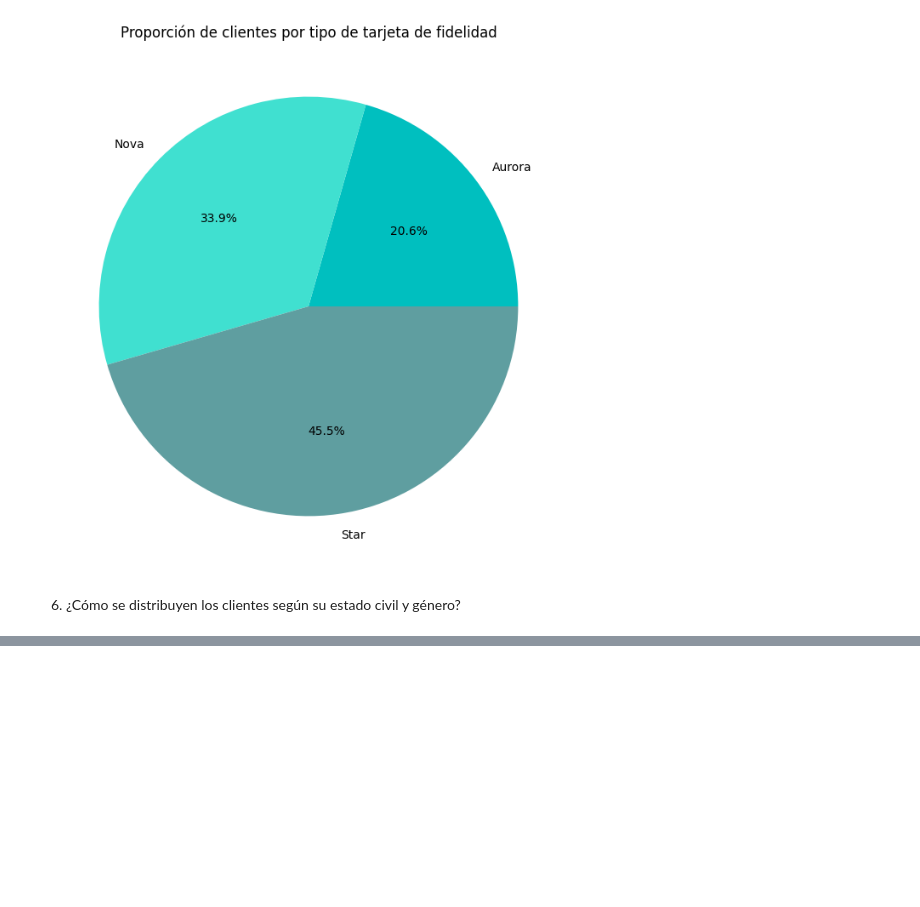
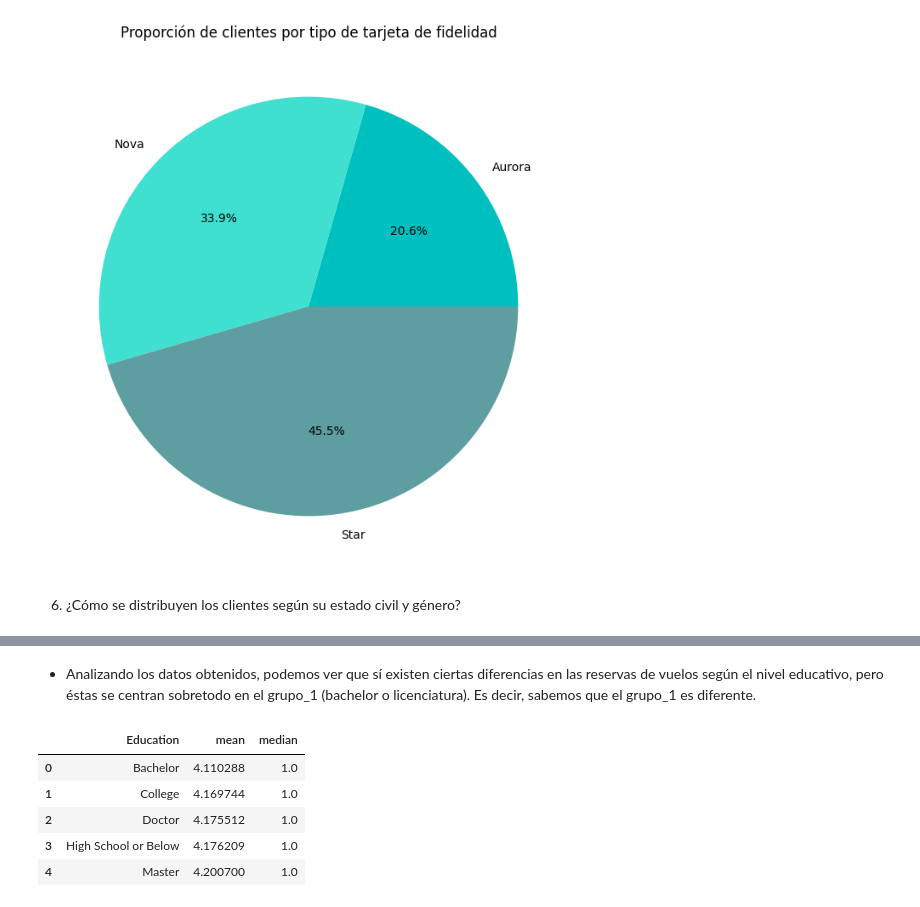
Before and after one commit to Adalab/bda-modulo-3-evaluacion-final-PaolaNSDP, a Jupyter notebook: evaluacion_modulo_3.ipynb, the cells around one changed output, grey strips where cells are left out. Cells and saved outputs as stored; diff of their text form; code cells hidden in the pictures; blank space fills up the shorter version.

```diff
--- a/evaluacion_modulo_3.ipynb
+++ b/evaluacion_modulo_3.ipynb
@@ -396,0 +553,12 @@ plt.title("Distribución de clientes según su estado civil y género");
+# %% [markdown]
+- Analizando los datos obtenidos, podemos ver que sí existen ciertas diferencias en las reservas de vuelos según el nivel educativo, pero éstas se centran sobretodo en el grupo_1 (bachelor o licenciatura). Es decir, sabemos que el grupo_1 es diferente.
+# %%
+# Ahora queremos saber si el grupo 1 reserva más o menos vuelos que el resto, para lo que vamos a realizar la comparación de su media con la del resto de grupos
+df.groupby("Education")["Flights Booked"].agg(["mean", "median"]).reset_index()
+# %% [output]
+|  | Education | mean | median |
+| 0 | Bachelor | 4.110288 | 1.0 |
+| 1 | College | 4.169744 | 1.0 |
+| 2 | Doctor | 4.175512 | 1.0 |
+| 3 | High School or Below | 4.176209 | 1.0 |
+| 4 | Master | 4.200700 | 1.0 |
```
Also changed, not shown: parts of 23 cells of this notebook, 1 other file.
